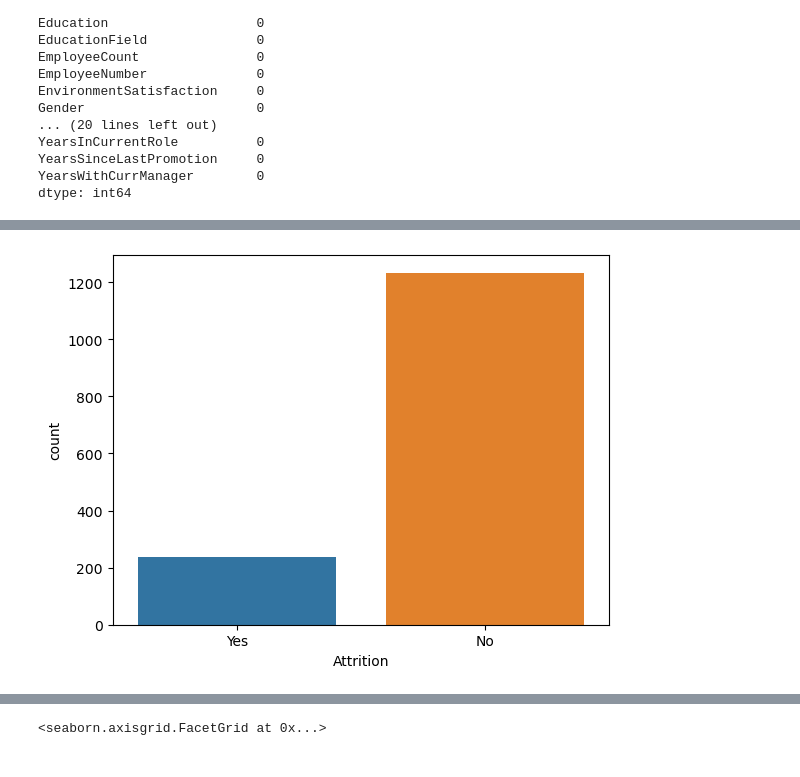
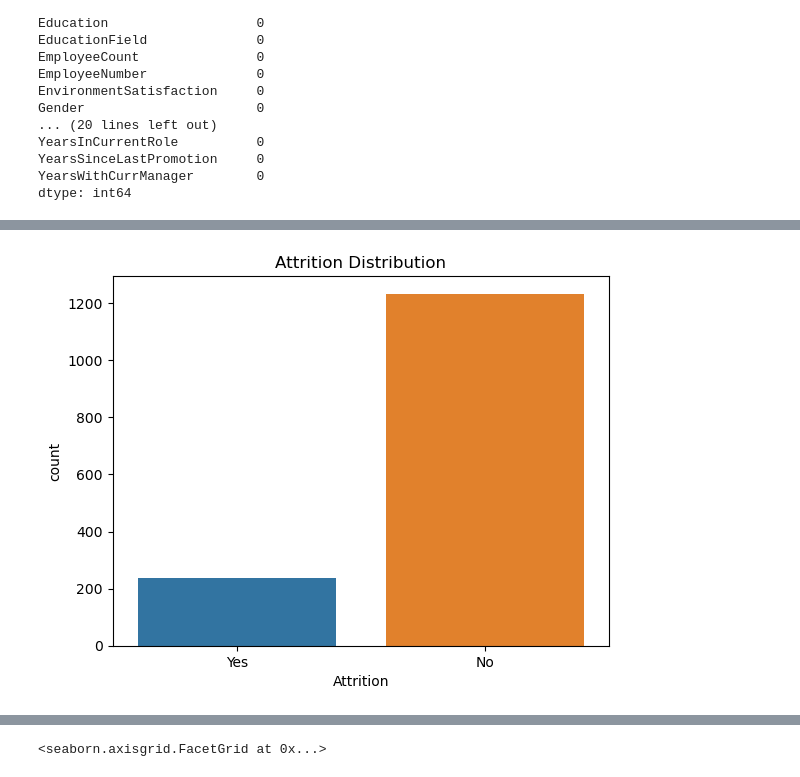
Before and after one commit to celestemiriams/ML, a Jupyter notebook: Employee_Attrition.ipynb, the cells around one changed output, grey strips where cells are left out. Cells and saved outputs as stored; diff of their text form; code cells hidden in the pictures.

Commit message:
update employee attrition

```diff
--- a/Employee_Attrition.ipynb
+++ b/Employee_Attrition.ipynb
@@ -149,8 +180,8 @@ YearsWithCurrManager        0
 dtype: int64
 # %%
 #Remove redundant columns from the dataset
-emp_data = df.drop(['EmployeeCount', 'RelationshipSatisfaction', 'StockOptionLevel', 'EmployeeNumber',
-                    'NumCompaniesWorked', 'Over18', 'TotalWorkingYears', 'MaritalStatus', 'BusinessTravel'], axis=1)
+df = df.drop(['EmployeeCount', 'RelationshipSatisfaction', 'StockOptionLevel', 'EmployeeNumber',
+                    'Over18', 'StandardHours'], axis=1)
 
-emp_data.head()
+df.head()
 # %% [output]
@@ -163,0 +195,20 @@ emp_data.head()
+# %%
+#Assign some categories to some columns
+education_map = {1: 'High School', 2: 'Diploma', 3: 'Bachelor', 4: 'Master', 5: 'Doctor'}
+environment_satisfaction_map = {1: 'Very Bad', 2: 'Bad', 3: 'Good', 4: 'Very Good'}
+job_involvement_map = {1: 'Less Involved', 2: 'Neutral', 3: 'Involved', 4: 'Extremely Involved'}
+job_satisfaction_map = {1: 'Very Unsatisfied', 2: 'Neutral', 3: 'Satisfied', 4: 'Extremely satisfied'}
+performance_rating_map = {3: 'Good', 4: 'Outstanding'}
+job_level_map = {1: 'Entry', 2: 'Junior', 3: 'Intermediate', 4: 'Senior', 5: 'Executive'}
+work_life_balance_map = {1: 'Bad', 2: 'Good', 3: 'Better', 4: 'Best'}
+
+# Use the pandas apply method to numerically encode our attrition target variable
+df['Education'] = df["Education"].apply(lambda x: education_map[x])
+df['EnvironmentSatisfaction'] = df["EnvironmentSatisfaction"].apply(lambda x: environment_satisfaction_map[x])
+df['JobInvolvement'] = df["JobInvolvement"].apply(lambda x: job_involvement_map[x])
+df['JobSatisfaction'] = df["JobSatisfaction"].apply(lambda x: job_satisfaction_map[x])
+df['PerformanceRating'] = df["PerformanceRating"].apply(lambda x: performance_rating_map[x])
+df['JobLevel'] = df["JobLevel"].apply(lambda x: job_level_map[x])
+df['WorkLifeBalance'] = df["WorkLifeBalance"].apply(lambda x: work_life_balance_map[x])
+
+df.head()
@@ -164,16 +223,8 @@ emp_data.head()
 # %%
 #Explore the distribution of a target attribute Attrition
-import seaborn as sns
 
-#sns.countplot(df['Attrition']).unique()
-#correlation = emp_data.corr()
-#sns.heatmap(correlation, xticklabels=correlation.columns, yticklabels='Attrition', annot=True)
-#emp_data['Attrition'].plot(kind = 'hist')
-
-#sns.relplot(x = 'PerformanceRating', y = 'PercentSalaryHike', hue= 'Attrition', data=emp_data)
-#emp_data['Attrition'].value_counts().plot(kind='bar')
-
-sns.countplot(x='Attrition', data=emp_data, )
+sns.countplot(x='Attrition', data=df, )
+plt.title('Attrition Distribution')
 plt.show()
 # %% [output]
-[figure, old version]
+[figure, new version]
```
Also changed, not shown: parts of 53 cells of this notebook, 1 other file.
